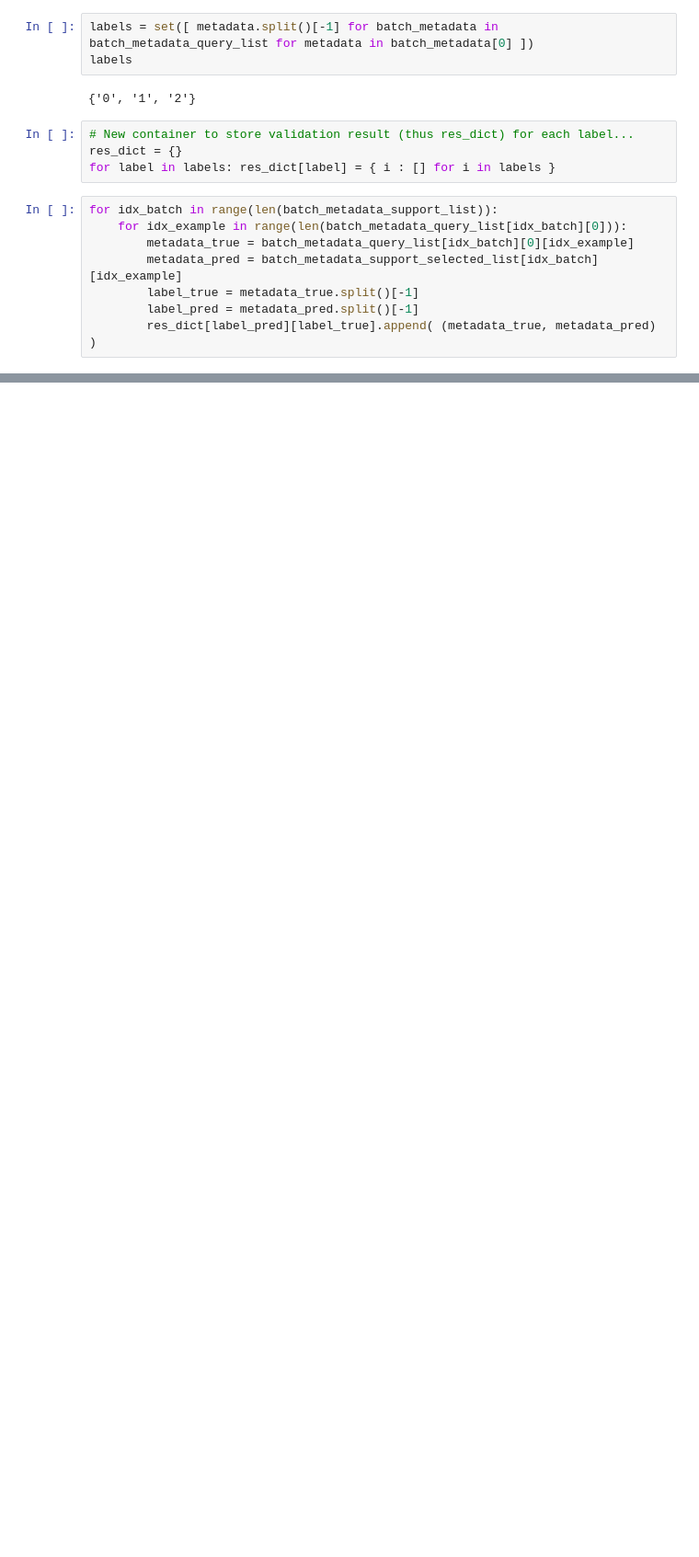
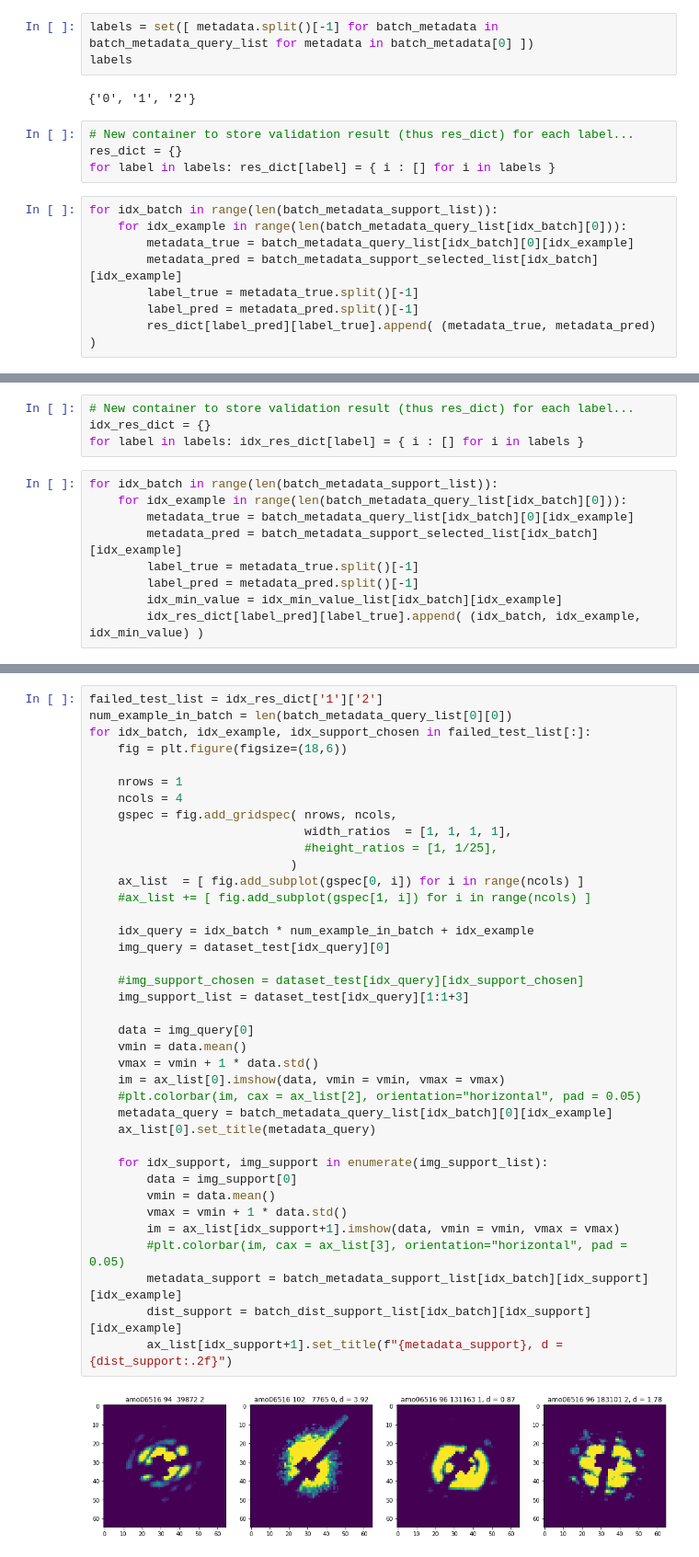
Before and after one commit to carbonscott/speckleNN, a Jupyter notebook: examples/experiments/train.fast.ipynb, the cells around one changed output, grey strips where cells are left out. Shown at 92% size. Drawn from its saved outputs; the diff is of its cells as text; blank space fills up the shorter version.

Commit message:
Update examples.

```diff
--- a/examples/experiments/train.fast.ipynb
+++ b/examples/experiments/train.fast.ipynb
@@ -442,0 +498,13 @@ timestamp
+# %%
+# New container to store validation result (thus res_dict) for each label...
+idx_res_dict = {}
+for label in labels: idx_res_dict[label] = { i : [] for i in labels }
+# %%
+for idx_batch in range(len(batch_metadata_support_list)):
+    for idx_example in range(len(batch_metadata_query_list[idx_batch][0])):
+        metadata_true = batch_metadata_query_list[idx_batch][0][idx_example]
+        metadata_pred = batch_metadata_support_selected_list[idx_batch][idx_example]
+        label_true = metadata_true.split()[-1]
+        label_pred = metadata_pred.split()[-1]
+        idx_min_value = idx_min_value_list[idx_batch][idx_example]
+        idx_res_dict[label_pred][label_true].append( (idx_batch, idx_example, idx_min_value) )
@@ -442,0 +531,40 @@ timestamp
+# %%
+failed_test_list = idx_res_dict['1']['2']
+num_example_in_batch = len(batch_metadata_query_list[0][0])
+for idx_batch, idx_example, idx_support_chosen in failed_test_list[:]:
+    fig = plt.figure(figsize=(18,6))
+
+    nrows = 1
+    ncols = 4
+    gspec = fig.add_gridspec( nrows, ncols,
+                              width_ratios  = [1, 1, 1, 1],
+                              #height_ratios = [1, 1/25],
+                            )
+    ax_list  = [ fig.add_subplot(gspec[0, i]) for i in range(ncols) ]
+    #ax_list += [ fig.add_subplot(gspec[1, i]) for i in range(ncols) ]
+
+    idx_query = idx_batch * num_example_in_batch + idx_example
+    img_query = dataset_test[idx_query][0]
+
+    #img_support_chosen = dataset_test[idx_query][idx_support_chosen]
+    img_support_list = dataset_test[idx_query][1:1+3]
+
+    data = img_query[0]
+    vmin = data.mean()
+    vmax = vmin + 1 * data.std()
+    im = ax_list[0].imshow(data, vmin = vmin, vmax = vmax)
+    #plt.colorbar(im, cax = ax_list[2], orientation="horizontal", pad = 0.05)
+    metadata_query = batch_metadata_query_list[idx_batch][0][idx_example]
+    ax_list[0].set_title(metadata_query)
+
+    for idx_support, img_support in enumerate(img_support_list):
+        data = img_support[0]
+        vmin = data.mean()
+        vmax = vmin + 1 * data.std()
+        im = ax_list[idx_support+1].imshow(data, vmin = vmin, vmax = vmax)
+        #plt.colorbar(im, cax = ax_list[3], orientation="horizontal", pad = 0.05)
+        metadata_support = batch_metadata_support_list[idx_batch][idx_support][idx_example]
+        dist_support = batch_dist_support_list[idx_batch][idx_support][idx_example]
+        ax_list[idx_support+1].set_title(f"{metadata_support}, d = {dist_support:.2f}")
+# %% [output]
+[figure, added]
```
Also changed, not shown: parts of 24 cells of this notebook.
